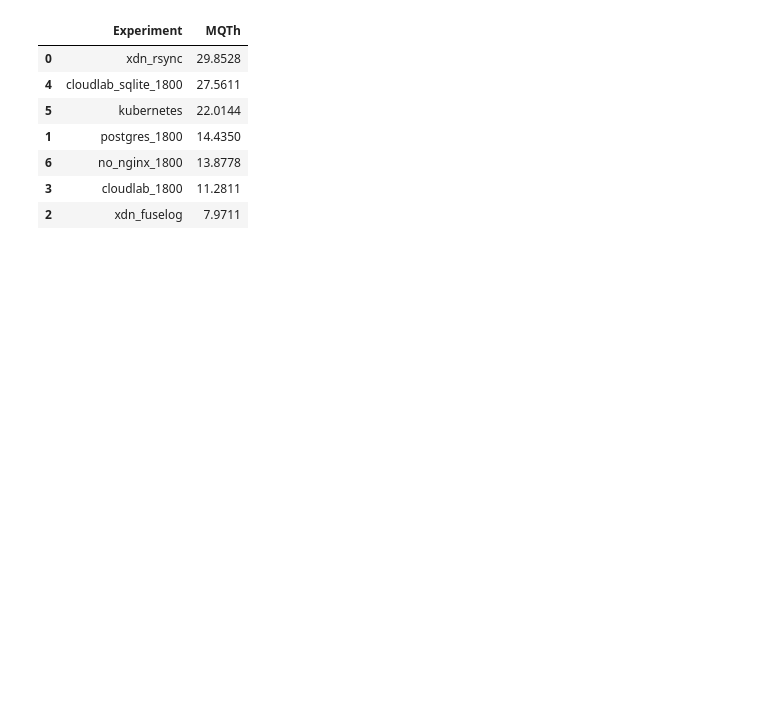
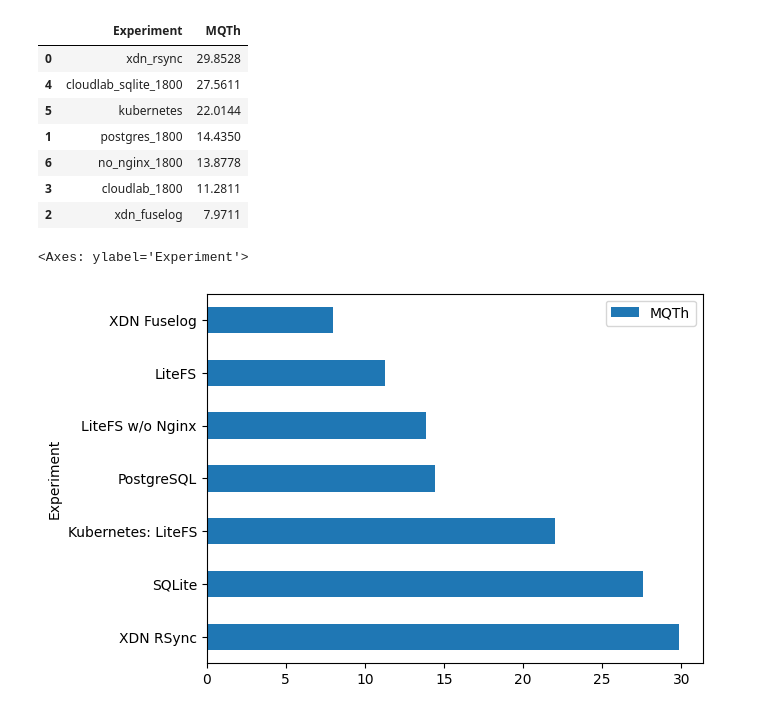
Before and after one commit to ashnehete/tpcc-web-server-py, a Jupyter notebook: plot_results.ipynb, the cells around one changed output. Drawn from its saved outputs; the diff is of its cells as text; code cells hidden in the pictures; blank space fills up the shorter version.

Commit message:
MQTh results

```diff
--- a/plot_results.ipynb
+++ b/plot_results.ipynb
@@ -124,3 +124,8 @@ df
 | 6 | no_nginx_1800 | 13.8778 |
 | 3 | cloudlab_1800 | 11.2811 |
 | 2 | xdn_fuselog | 7.9711 |
+# %%
+pd.read_csv('results/mqth.csv').plot.barh(x='Experiment', rot=0)
+# %% [output]
+<Axes: ylabel='Experiment'>
+[figure, added]
```
Also changed, not shown: 1 other file.
